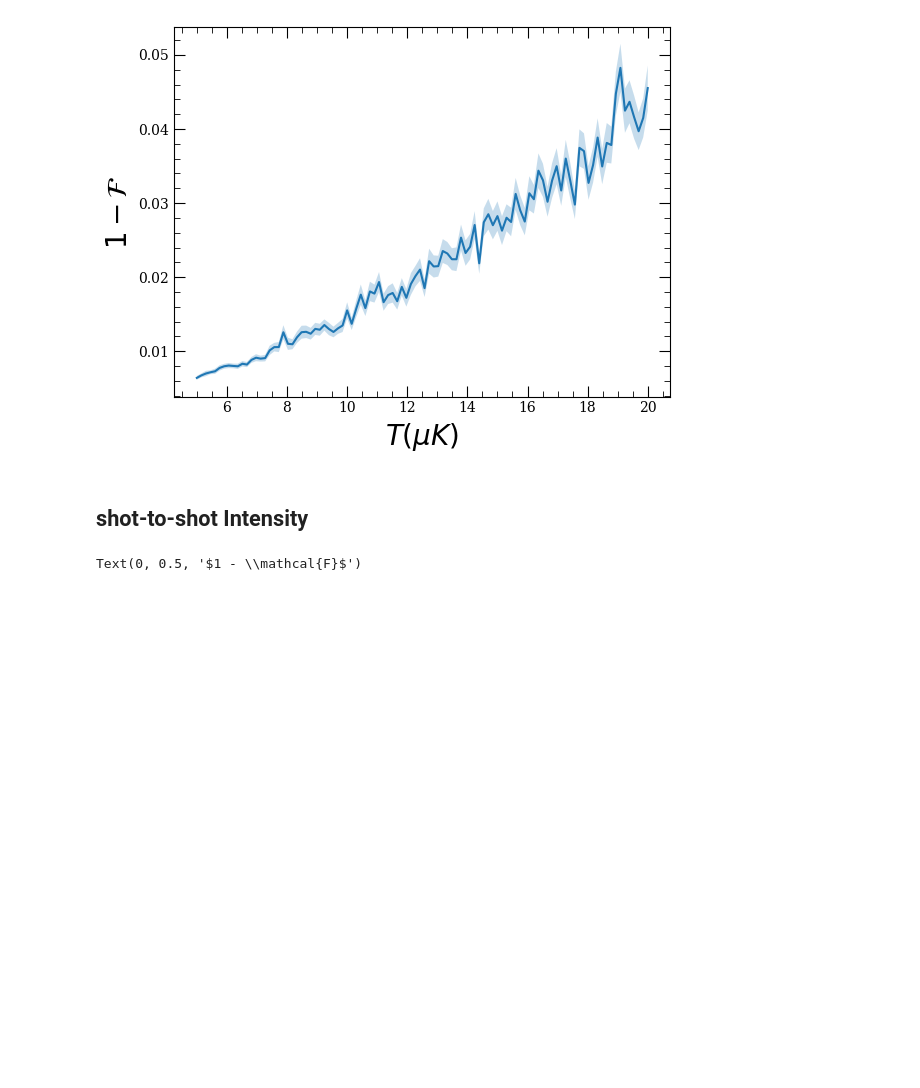
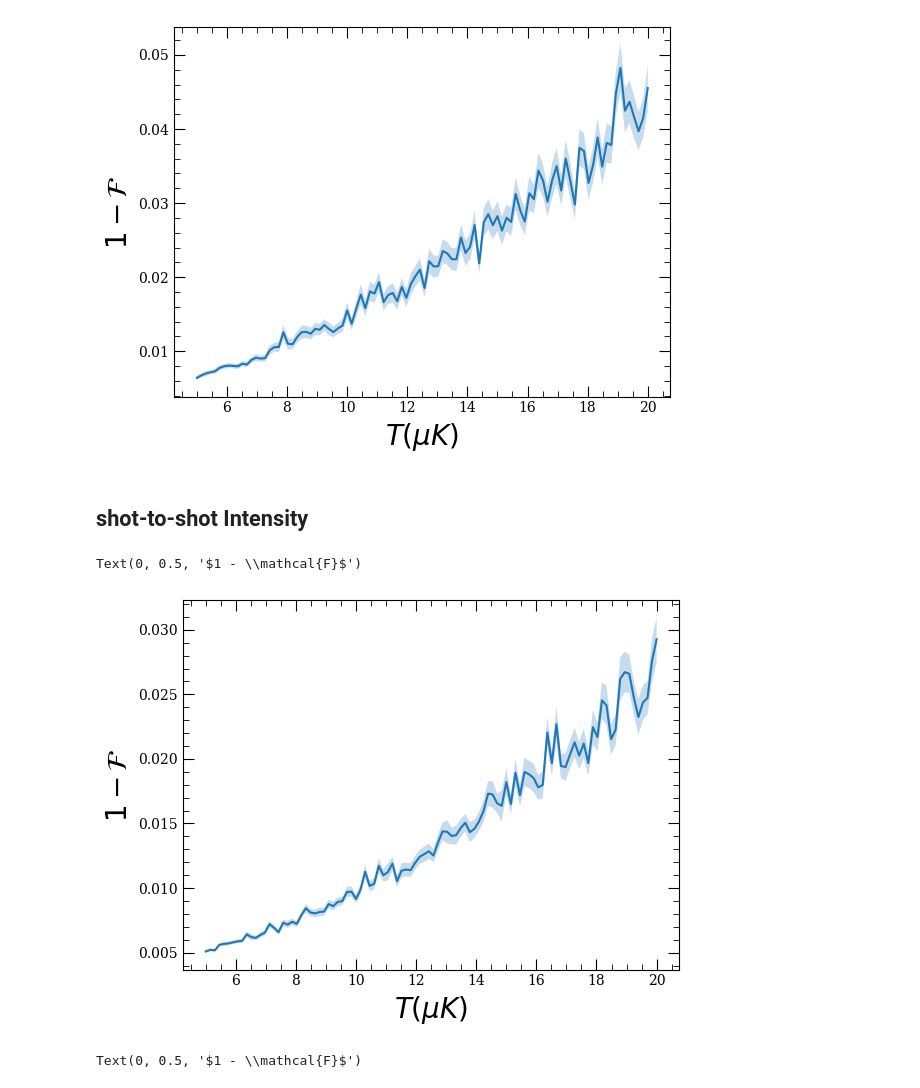
Before and after one commit to Linipun/GateError, a Jupyter notebook: budget.ipynb, the cells around one changed output. Cells and saved outputs as stored; diff of their text form; code cells hidden in the pictures; blank space fills up the shorter version.

```diff
--- a/budget.ipynb
+++ b/budget.ipynb
@@ -173,3 +358,21 @@ Text(0, 0.5, '$1 - \\mathcal{F}$')
+# %%
+infids_mean = np.asarray(infids_mean)
+infids_std  = np.asarray(infids_std)
+sem = infids_std / np.sqrt(num_samples)
+fig, ax = plt.subplots()
+ax.plot(T_atoms, infids_mean, label="mean(1 - fid)")
+ax.fill_between(
+    T_atoms,
+    infids_mean - sem,
+    infids_mean + sem,
+    alpha=0.25,
+    label="±1 std"
+)
+ax.set_xlabel(r"$T(\mu K)$", fontsize=20)
+ax.set_ylabel("$1 - \mathcal{F}$", fontsize=20)
+# %% [output]
+Text(0, 0.5, '$1 - \\mathcal{F}$')
+[figure, added]
 # %%
 delta_omegas = np.linspace(0,0.1, 100)
 infids_mean = []
```
Also changed, not shown: parts of 19 cells of this notebook, 1 other file.
